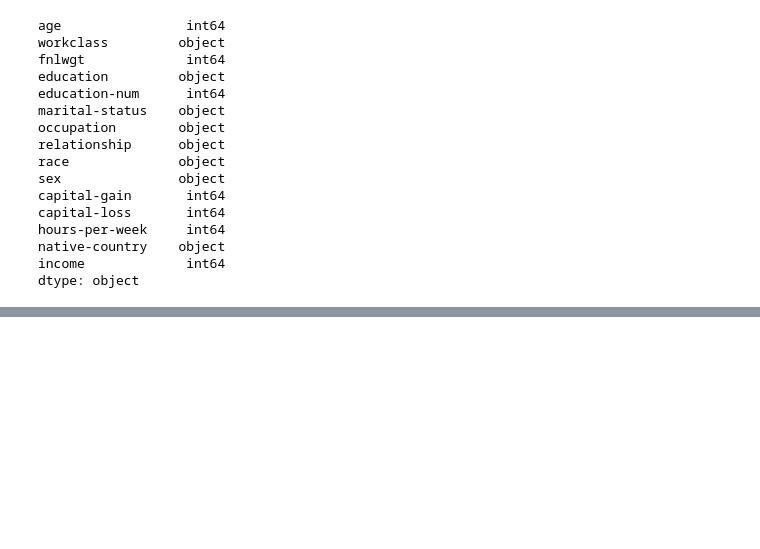
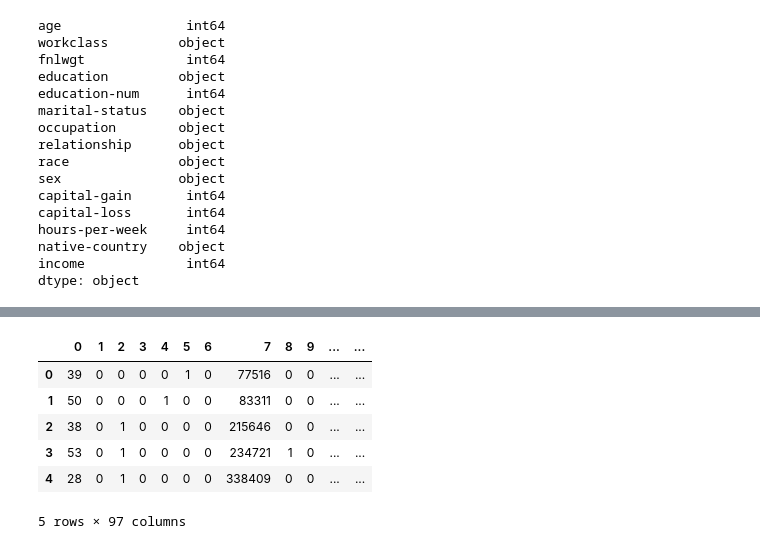
Before and after one commit to marcosmorais94/income_data_science, a Jupyter notebook: modelo_incomePredict.ipynb, the cells around one changed output, grey strips where cells are left out. Saved outputs shown, nothing was run; the diff lists cells and outputs as text; code cells hidden in the pictures; blank space fills up the shorter version.

```diff
--- a/modelo_incomePredict.ipynb
+++ b/modelo_incomePredict.ipynb
@@ -245,0 +382,12 @@ dtype: object
+# %%
+bd_modelo = pd.read_csv('python_scripts/income_predict/df_final.csv')
+# %%
+bd_modelo.head()
+# %% [output]
+|  | 0 | 1 | 2 | 3 | 4 | 5 | 6 | 7 | 8 | 9 | ... | ... |
+| 0 | 39 | 0 | 0 | 0 | 0 | 1 | 0 | 77516 | 0 | 0 | ... | ... |
+| 1 | 50 | 0 | 0 | 0 | 1 | 0 | 0 | 83311 | 0 | 0 | ... | ... |
+| 2 | 38 | 0 | 1 | 0 | 0 | 0 | 0 | 215646 | 0 | 0 | ... | ... |
+| 3 | 53 | 0 | 1 | 0 | 0 | 0 | 0 | 234721 | 1 | 0 | ... | ... |
+| 4 | 28 | 0 | 1 | 0 | 0 | 0 | 0 | 338409 | 0 | 0 | ... | ... |
+5 rows × 97 columns
```
Also changed, not shown: parts of 8 cells of this notebook.
